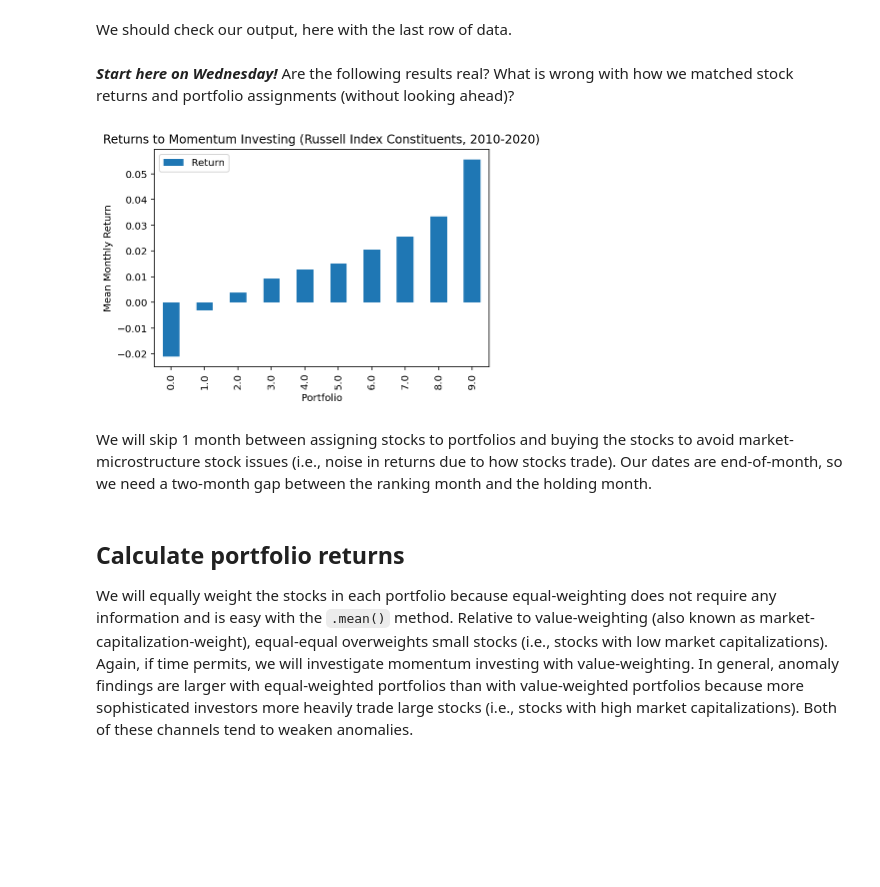
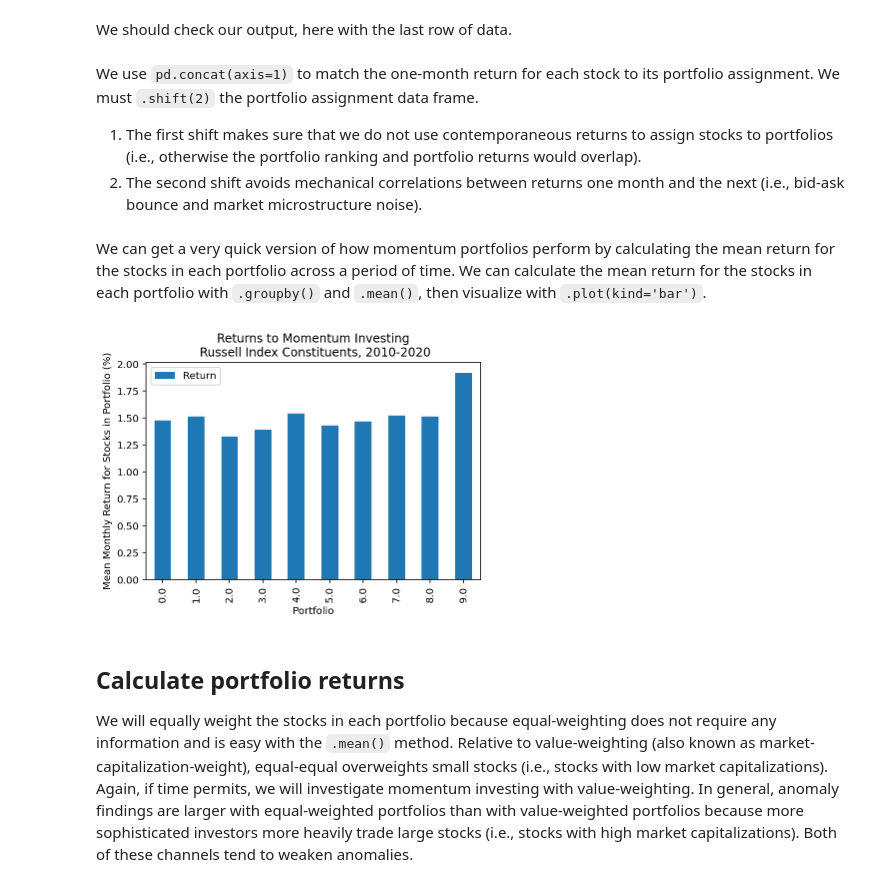
Before and after one commit to webclinic017/fina-4380-2022-fall-1, a Jupyter notebook: Notebooks/_build/jupyter_execute/Herron/herron-momentum.ipynb, the cells around one changed output. Drawn from its saved outputs; the diff is of its cells as text; code cells hidden in the pictures; blank space fills up the shorter version.

```diff
--- a/Notebooks/_build/jupyter_execute/Herron/herron-momentum.ipynb
+++ b/Notebooks/_build/jupyter_execute/Herron/herron-momentum.ipynb
@@ -106,26 +122,29 @@ assert np.allclose(
     equal_nan=True
 )
 # %% [markdown]
-***Start here on Wednesday!***
-Are the following results real?
-What is wrong with how we matched stock returns and portfolio assignments (without looking ahead)?
+We use `pd.concat(axis=1)` to match the one-month return for each stock to its portfolio assignment.
+We must `.shift(2)` the portfolio assignment data frame.
+
+1. The first shift makes sure that we do not use contemporaneous returns to assign stocks to portfolios (i.e., otherwise the portfolio ranking and portfolio returns would overlap).
+1. The second shift avoids mechanical correlations between returns one month and the next (i.e., bid-ask bounce and market microstructure noise).
+# %% [markdown]
+We can get a very quick version of how momentum portfolios perform by calculating the mean return for the stocks in each portfolio across a period of time.
+We can calculate the mean return for the stocks in each portfolio with `.groupby()` and `.mean()`, then visualize with `.plot(kind='bar')`.
 # %%
 (
-    pd.concat([ret_1m, port_12m], axis=1, keys=['Return', 'Portfolio'])
-    .stack()
-    .loc['2010':'2020']
-    .groupby('Portfolio')
-    .mean()
-    .plot(kind='bar')
+    pd.concat(objs=[ret_1m, port_12m.shift(2)], axis=1, keys=['Return', 'Portfolio']) # match returns to portfolios
+    .stack() # convert to long, with rows for ticker-date pairs, and columns for portfolios and monthly returns
+    .loc['2010':'2020'] # slice to a recent time period to minimize the survivorship bias
+    .groupby('Portfolio') # group stocks into portfolio
+    .mean() # calculate mean returns for each portfolio
+    .mul(100) # convert to percent for readability
+    .plot(kind='bar') # plot mean returns for each portfolio
 )
-plt.ylabel('Mean Monthly Return')
-plt.title('Returns to Momentum Investing (Russell Index Constituents, 2010-2020)')
+plt.ylabel('Mean Monthly Return for Stocks in Portfolio (%)')
+plt.title('Returns to Momentum Investing\n Russell Index Constituents, 2010-2020')
 plt.show()
 # %% [output]
-[figure, old version]
+[figure, new version]
-# %% [markdown]
-We will skip 1 month between assigning stocks to portfolios and buying the stocks to avoid market-microstructure stock issues (i.e., noise in returns due to how stocks trade).
-Our dates are end-of-month, so we need a two-month gap between the ranking month and the holding month.
 # %% [markdown]
 ## Calculate portfolio returns
 
```
Also changed, not shown: parts of 13 cells of this notebook, 26 other files.
